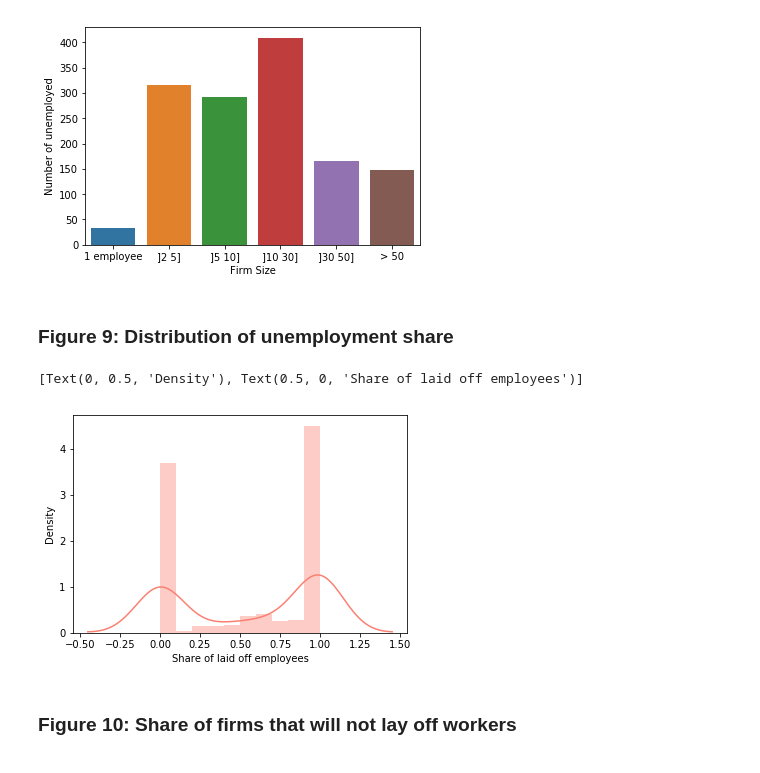
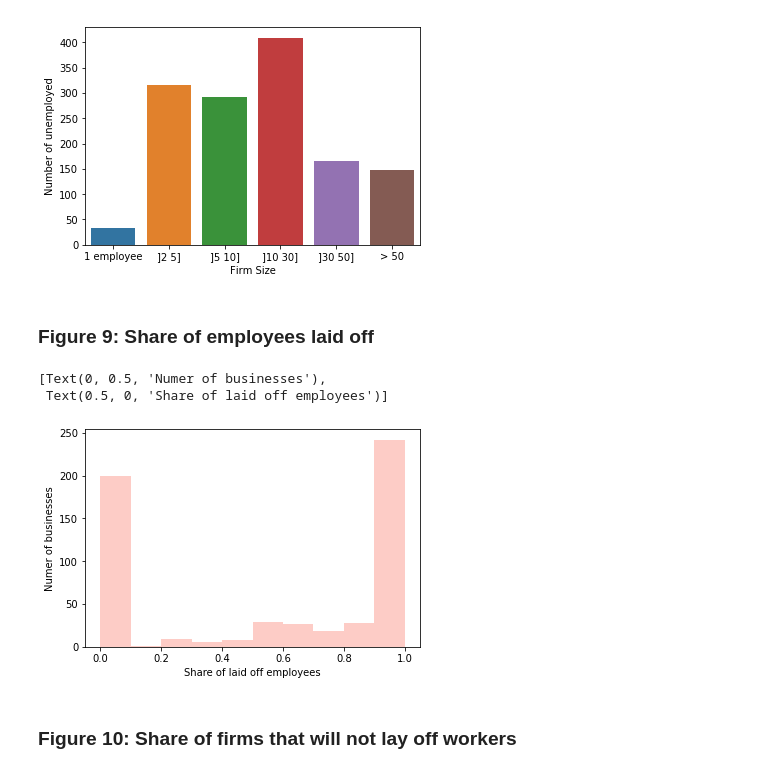
Before and after one commit to FrancoCalle/covid19-small-biz, a Jupyter notebook: covid_survey_firms.ipynb, the cells around one changed output. Saved outputs shown, nothing was run; the diff lists cells and outputs as text; code cells hidden in the pictures.

```diff
--- a/covid_survey_firms.ipynb
+++ b/covid_survey_firms.ipynb
@@ -96,12 +97,13 @@ ax.set(xlabel='Total Employees', ylabel='Number of Firms')
 ### Figure 4: Number of total employees, binned
 # %%
 surveyData['totEmpByGroup'] = list(map(lambda x: '1 employee' if  x == 1 else
-                                                (']2 5]' if 1 < x <= 5 else
-                                                (']5 10]' if 5 < x <= 10 else
-                                                (']10 30]' if 10 < x <= 30 else
-                                                (']30 50]' if 30 < x <= 50 else '> 50')))), surveyData['totEmp']))
+                                                ('2 to 5' if 1 < x <= 5 else
+                                                ('6 to 10' if 5 < x <= 10 else
+                                                ('11 to 30' if 10 < x <= 30 else
+                                                ('31 to 50' if 30 < x <= 50 else 'More than 50')))),
+                                                surveyData['totEmp']))
 
-firmSizeCategories= ['1 employee',']2 5]',']5 10]',']10 30]',']30 50]', '> 50']
+firmSizeCategories= ['1 employee','2 to 5','6 to 10','11 to 30','31 to 50', 'More than 50']
 ax = sns.countplot(x = surveyData['totEmpByGroup'], order=firmSizeCategories,color='salmon')
-ax.set(xlabel='Firm Size', ylabel='Number of firms')
+ax.set(xlabel='Size of business', ylabel='Number of businesses')
 # %% [output]
@@ -123,12 +125,12 @@ ax.set(xlabel='Total number of people laid off', ylabel='Number of firms')
 ### Figure 6: Number of employees laid off, binned
 # %%
 surveyData['totUnempByGroup'] = list(map(lambda x: 'No layoffs' if x == 0 else
-                                                ('[1 5]' if 1 <= x <= 5 else
-                                                (']5 10]' if 5 < x <= 10 else
-                                                (']10 30]' if 10 < x <= 30 else
-                                                (']30 50]' if 30 < x <= 50 else '> 50')))), surveyData['totUnemp']))
-
+                                                ('1 to 5' if 1 <= x <= 5 else
+                                                ('6 to 10' if 5 < x <= 10 else
+                                                ('11 to 30' if 10 < x <= 30 else
+                                                ('31 to 50' if 30 < x <= 50 else 'More than 50')))),
+                                                surveyData['totUnemp']))
 ax = sns.countplot(x = surveyData['totUnempByGroup'],
-                   order=['No layoffs', '[1 5]',']5 10]',']10 30]',']30 50]', '> 50'],color='salmon')
-ax.set(xlabel='Number of people laid off', ylabel='Number of firms')
+                   order=['No layoffs', '1 to 5','6 to 10','11 to 30','31 to 50', 'More than 50'],color='salmon')
+ax.set(xlabel='Number of people laid off', ylabel='Number of businesses')
 # %% [output]
@@ -154,14 +157,15 @@ ax.set(xlabel='Firm Size', ylabel='Number of unemployed')
 [Text(0, 0.5, 'Number of unemployed'), Text(0.5, 0, 'Firm Size')]
 [figure]
 # %% [markdown]
-### Figure 9: Distribution of unemployment share
+### Figure 9: Share of employees laid off
 # %%
 surveyData['firm_layoffShare'] = surveyData['totUnemp']/surveyData['totEmp']
-ax = sns.distplot(surveyData['firm_layoffShare'], bins=10, color='salmon')
-ax.set(xlabel='Share of laid off employees', ylabel='Density')
+ax = sns.distplot(surveyData['firm_layoffShare'], bins=10, kde=False,color='salmon')
+ax.set(xlabel='Share of laid off employees', ylabel='Numer of businesses')
 # %% [output]
-[Text(0, 0.5, 'Density'), Text(0.5, 0, 'Share of laid off employees')]
+[Text(0, 0.5, 'Numer of businesses'),
+ Text(0.5, 0, 'Share of laid off employees')]
-[figure, old version]
+[figure, new version]
 # %% [markdown]
 ### Figure 10: Share of firms that will not lay off workers
 # %%
```
Also changed, not shown: parts of 19 cells of this notebook.
